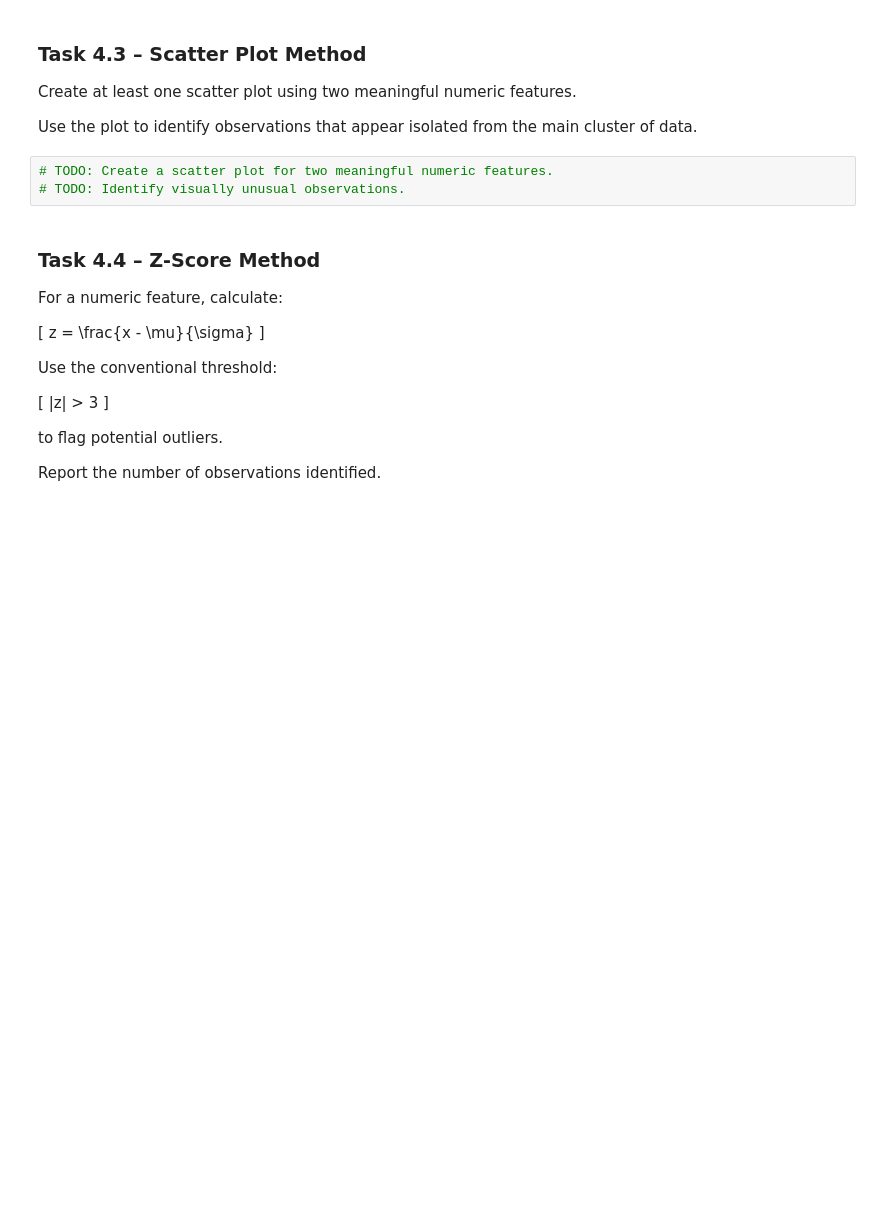
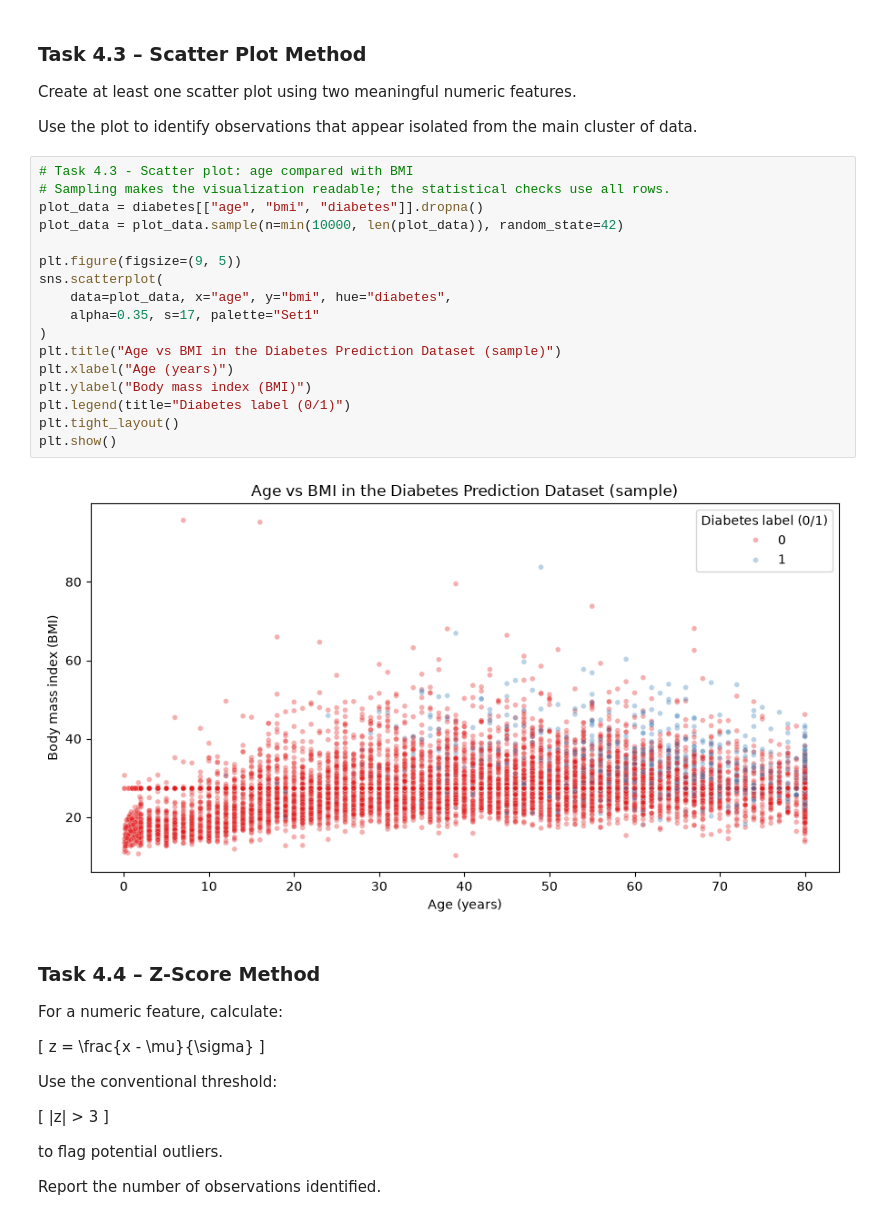
Before and after one commit to AlamirConestoga/Tidying_Cleaning_Imputation_Outlier_Detection, a Jupyter notebook: week5Lab_Students.ipynb, the cells around one changed output. Saved outputs shown, nothing was run; the diff lists cells and outputs as text; blank space fills up the shorter version.

```diff
--- a/week5Lab_Students.ipynb
+++ b/week5Lab_Students.ipynb
@@ -953,9 +1064,25 @@ Use the plots to:
 Create at least one scatter plot using two meaningful numeric features.
 
 Use the plot to identify observations that appear isolated from the main cluster of data.
-# %%
-# TODO: Create a scatter plot for two meaningful numeric features.
-# TODO: Identify visually unusual observations.
+# %%
+# Task 4.3 - Scatter plot: age compared with BMI
+# Sampling makes the visualization readable; the statistical checks use all rows.
+plot_data = diabetes[["age", "bmi", "diabetes"]].dropna()
+plot_data = plot_data.sample(n=min(10000, len(plot_data)), random_state=42)
+
+plt.figure(figsize=(9, 5))
+sns.scatterplot(
+    data=plot_data, x="age", y="bmi", hue="diabetes",
+    alpha=0.35, s=17, palette="Set1"
+)
+plt.title("Age vs BMI in the Diabetes Prediction Dataset (sample)")
+plt.xlabel("Age (years)")
+plt.ylabel("Body mass index (BMI)")
+plt.legend(title="Diabetes label (0/1)")
+plt.tight_layout()
+plt.show()
+# %% [output]
+[figure, added]
 # %% [markdown]
 ### **Task 4.4 – Z-Score Method**
 
```
Also changed, not shown: parts of 15 cells of this notebook, 1 other file.
